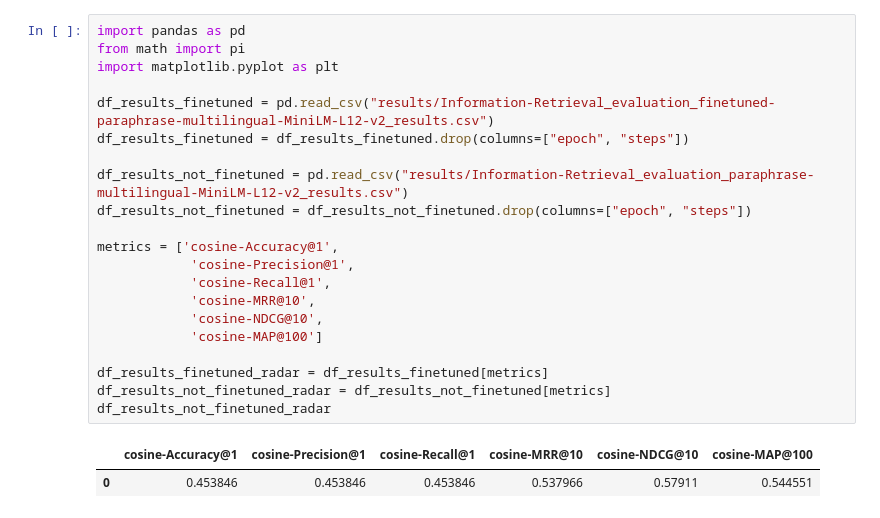
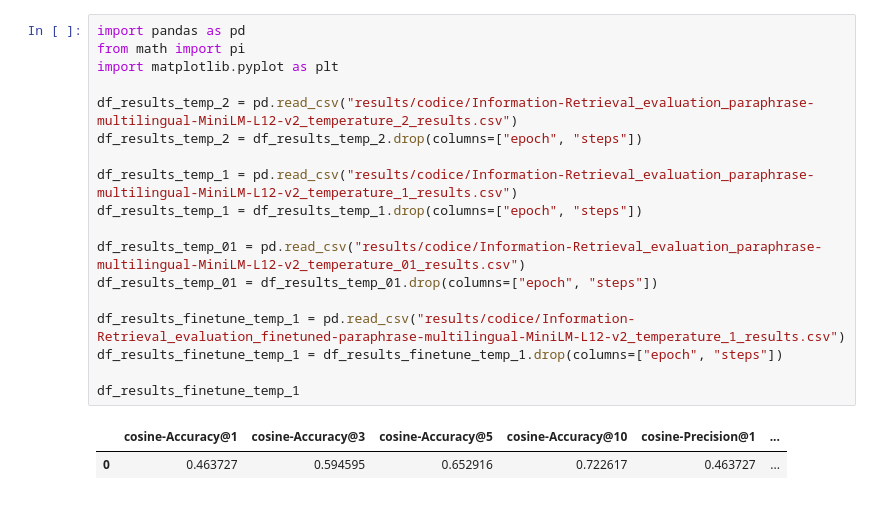
Before and after one commit to giobbu/GenAI, a Jupyter notebook: embedding-multilingual/radar_charts_retriever_performance.ipynb, the cells around one changed output. Drawn from its saved outputs; the diff is of its cells as text.

```diff
--- a/embedding-multilingual/radar_charts_retriever_performance.ipynb
+++ b/embedding-multilingual/radar_charts_retriever_performance.ipynb
@@ -1,24 +1,21 @@
 # %%
 import pandas as pd
 from math import pi
 import matplotlib.pyplot as plt
 
-df_results_finetuned = pd.read_csv("results/Information-Retrieval_evaluation_finetuned-paraphrase-multilingual-MiniLM-L12-v2_results.csv")
-df_results_finetuned = df_results_finetuned.drop(columns=["epoch", "steps"])
+df_results_temp_2 = pd.read_csv("results/codice/Information-Retrieval_evaluation_paraphrase-multilingual-MiniLM-L12-v2_temperature_2_results.csv")
+df_results_temp_2 = df_results_temp_2.drop(columns=["epoch", "steps"])
 
-df_results_not_finetuned = pd.read_csv("results/Information-Retrieval_evaluation_paraphrase-multilingual-MiniLM-L12-v2_results.csv")
-df_results_not_finetuned = df_results_not_finetuned.drop(columns=["epoch", "steps"])
+df_results_temp_1 = pd.read_csv("results/codice/Information-Retrieval_evaluation_paraphrase-multilingual-MiniLM-L12-v2_temperature_1_results.csv")
+df_results_temp_1 = df_results_temp_1.drop(columns=["epoch", "steps"])
 
-metrics = ['cosine-Accuracy@1',
-            'cosine-Precision@1',
-            'cosine-Recall@1',
-            'cosine-MRR@10',
-            'cosine-NDCG@10',
-            'cosine-MAP@100']
+df_results_temp_01 = pd.read_csv("results/codice/Information-Retrieval_evaluation_paraphrase-multilingual-MiniLM-L12-v2_temperature_01_results.csv")
+df_results_temp_01 = df_results_temp_01.drop(columns=["epoch", "steps"])
 
-df_results_finetuned_radar = df_results_finetuned[metrics]
-df_results_not_finetuned_radar = df_results_not_finetuned[metrics]
-df_results_not_finetuned_radar
+df_results_finetune_temp_1 = pd.read_csv("results/codice/Information-Retrieval_evaluation_finetuned-paraphrase-multilingual-MiniLM-L12-v2_temperature_1_results.csv")
+df_results_finetune_temp_1 = df_results_finetune_temp_1.drop(columns=["epoch", "steps"])
+
+df_results_finetune_temp_1
 # %% [output]
-|  | cosine-Accuracy@1 | cosine-Precision@1 | cosine-Recall@1 | cosine-MRR@10 | cosine-NDCG@10 | cosine-MAP@100 |
-| 0 | 0.453846 | 0.453846 | 0.453846 | 0.537966 | 0.57911 | 0.544551 |
+|  | cosine-Accuracy@1 | cosine-Accuracy@3 | cosine-Accuracy@5 | cosine-Accuracy@10 | cosine-Precision@1 | ... |
+| 0 | 0.463727 | 0.594595 | 0.652916 | 0.722617 | 0.463727 | ... |
```
Also changed, not shown: parts of 8 cells of this notebook.
